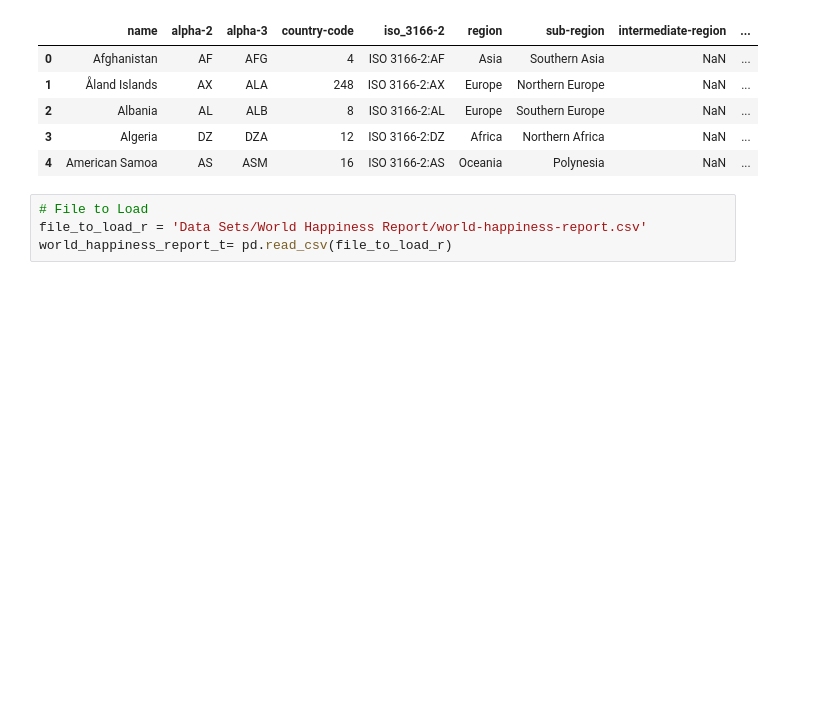
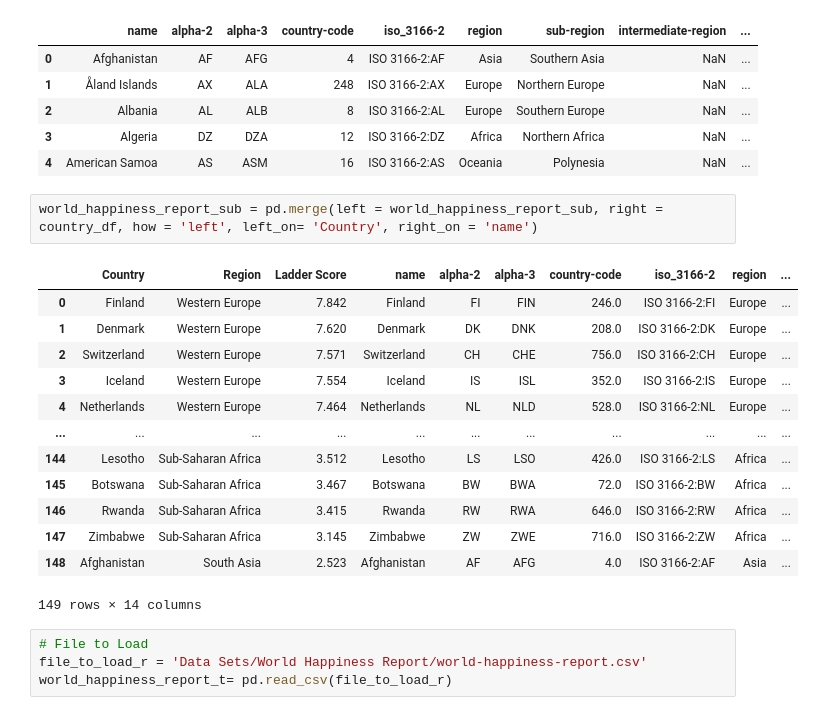
Before and after one commit to adamholcomb/Python-Media-Happiness-Analysis, a Jupyter notebook: HappinessIndex-KF.ipynb, the cells around one changed output. Cells and saved outputs as stored; diff of their text form; blank space fills up the shorter version.

Commit message:
Merging World Happiness Report to Country distribution by region

```diff
--- a/HappinessIndex-KF.ipynb
+++ b/HappinessIndex-KF.ipynb
@@ -220,6 +220,22 @@ country_df = pd.read_csv(file_to_load_h)
 | 2 | Albania | AL | ALB | 8 | ISO 3166-2:AL | Europe | Southern Europe | NaN | ... |
 | 3 | Algeria | DZ | DZA | 12 | ISO 3166-2:DZ | Africa | Northern Africa | NaN | ... |
 | 4 | American Samoa | AS | ASM | 16 | ISO 3166-2:AS | Oceania | Polynesia | NaN | ... |
+# %%
+world_happiness_report_sub = pd.merge(left = world_happiness_report_sub, right = country_df, how = 'left', left_on= 'Country', right_on = 'name')
+# %% [output]
+|  | Country | Region | Ladder Score | name | alpha-2 | alpha-3 | country-code | iso_3166-2 | region | ... |
+| 0 | Finland | Western Europe | 7.842 | Finland | FI | FIN | 246.0 | ISO 3166-2:FI | Europe | ... |
+| 1 | Denmark | Western Europe | 7.620 | Denmark | DK | DNK | 208.0 | ISO 3166-2:DK | Europe | ... |
+| 2 | Switzerland | Western Europe | 7.571 | Switzerland | CH | CHE | 756.0 | ISO 3166-2:CH | Europe | ... |
+| 3 | Iceland | Western Europe | 7.554 | Iceland | IS | ISL | 352.0 | ISO 3166-2:IS | Europe | ... |
+| 4 | Netherlands | Western Europe | 7.464 | Netherlands | NL | NLD | 528.0 | ISO 3166-2:NL | Europe | ... |
+| ... | ... | ... | ... | ... | ... | ... | ... | ... | ... | ... |
+| 144 | Lesotho | Sub-Saharan Africa | 3.512 | Lesotho | LS | LSO | 426.0 | ISO 3166-2:LS | Africa | ... |
+| 145 | Botswana | Sub-Saharan Africa | 3.467 | Botswana | BW | BWA | 72.0 | ISO 3166-2:BW | Africa | ... |
+| 146 | Rwanda | Sub-Saharan Africa | 3.415 | Rwanda | RW | RWA | 646.0 | ISO 3166-2:RW | Africa | ... |
+| 147 | Zimbabwe | Sub-Saharan Africa | 3.145 | Zimbabwe | ZW | ZWE | 716.0 | ISO 3166-2:ZW | Africa | ... |
+| 148 | Afghanistan | South Asia | 2.523 | Afghanistan | AF | AFG | 4.0 | ISO 3166-2:AF | Asia | ... |
+149 rows × 14 columns
 # %%
 # File to Load
 file_to_load_r = 'Data Sets/World Happiness Report/world-happiness-report.csv'
```
